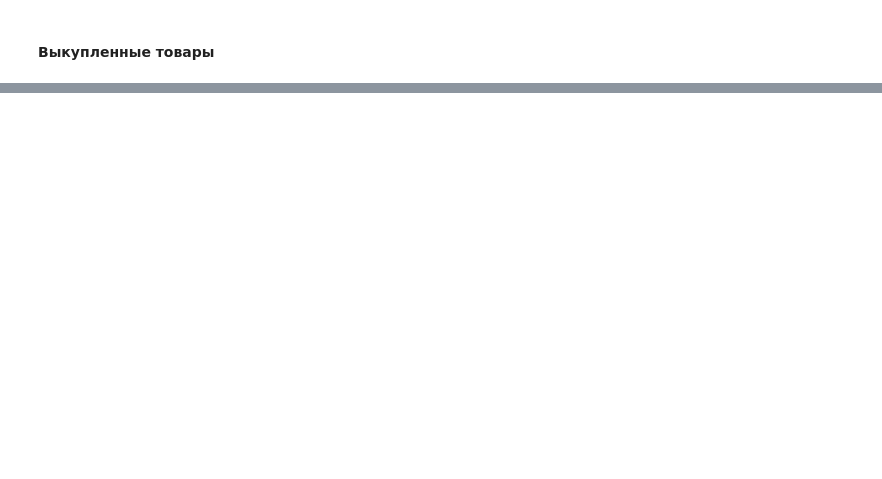
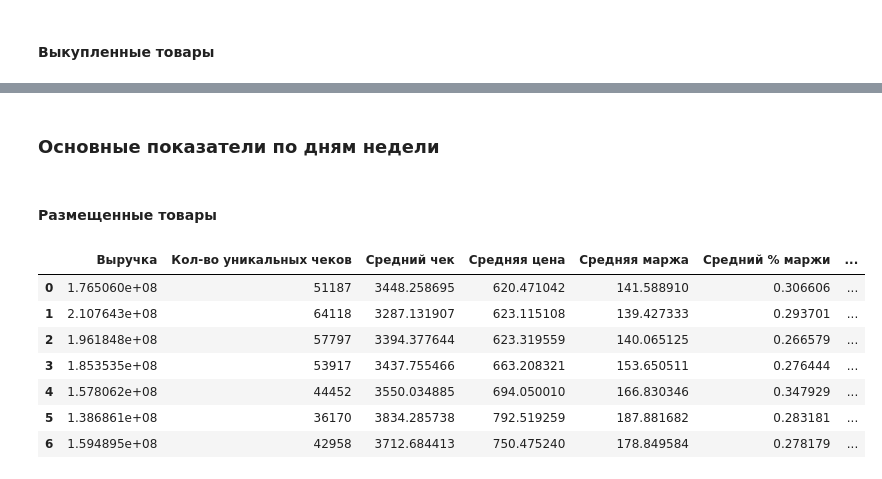
Before and after one commit to millb/course_work, a Jupyter notebook: preprocessing.ipynb, the cells around one changed output, grey strips where cells are left out. Cells and saved outputs as stored; diff of their text form; code cells hidden in the pictures; blank space fills up the shorter version.

```diff
--- a/preprocessing.ipynb
+++ b/preprocessing.ipynb
@@ -342,2 +378,12 @@ def get_basic_indicators(data):
+# %%
+def get_basic_indicators_by_month(data, is_purchased=False):
+    result = pd.DataFrame(columns=['Выручка', 'Кол-во уникальных чеков',
+                                   'Средний чек', 'Средняя цена', 'Средняя маржа',
+                                   'Средний % маржи', 'Кол-во товаров', 'Кол-во уникальных чеков',
+                                   'Среднее количество товаров в чеке'])
+    for current_month in range(7, 11):
+        current_data = data[data['МесяцДатыЗаказа'] == current_month]
+        result = result.append(get_basic_indicators(current_data, is_purchased), ignore_index=True)
+    return result
 # %% [markdown]
 #### Размещенные товары ####
@@ -346,4 +399,2 @@ def get_basic_indicators(data):
 # %% [markdown]
 #### Выкупленные товары ####
-# %%
-data = data.groupby
@@ -349,0 +410,2 @@ data = data.groupby
+# %% [markdown]
+### Основные показатели по дням недели ###
@@ -349,0 +422,14 @@ data = data.groupby
+# %% [markdown]
+#### Размещенные товары ####
+# %%
+result = get_basic_indicators_by_days(posted_data)
+result
+# %% [output]
+|  | Выручка | Кол-во уникальных чеков | Средний чек | Средняя цена | Средняя маржа | Средний % маржи | ... |
+| 0 | 1.765060e+08 | 51187 | 3448.258695 | 620.471042 | 141.588910 | 0.306606 | ... |
+| 1 | 2.107643e+08 | 64118 | 3287.131907 | 623.115108 | 139.427333 | 0.293701 | ... |
+| 2 | 1.961848e+08 | 57797 | 3394.377644 | 623.319559 | 140.065125 | 0.266579 | ... |
+| 3 | 1.853535e+08 | 53917 | 3437.755466 | 663.208321 | 153.650511 | 0.276444 | ... |
+| 4 | 1.578062e+08 | 44452 | 3550.034885 | 694.050010 | 166.830346 | 0.347929 | ... |
+| 5 | 1.386861e+08 | 36170 | 3834.285738 | 792.519259 | 187.881682 | 0.283181 | ... |
+| 6 | 1.594895e+08 | 42958 | 3712.684413 | 750.475240 | 178.849584 | 0.278179 | ... |
```
Also changed, not shown: parts of 22 cells of this notebook.
